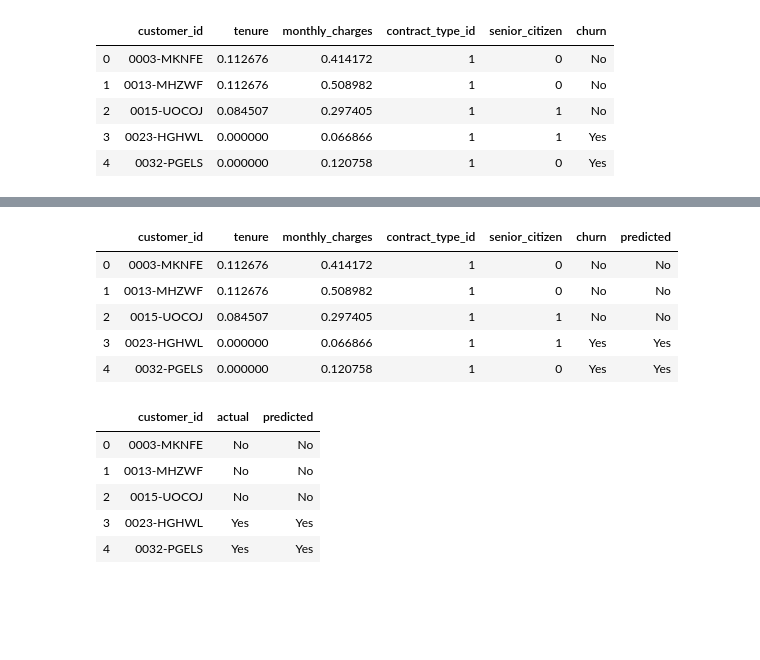
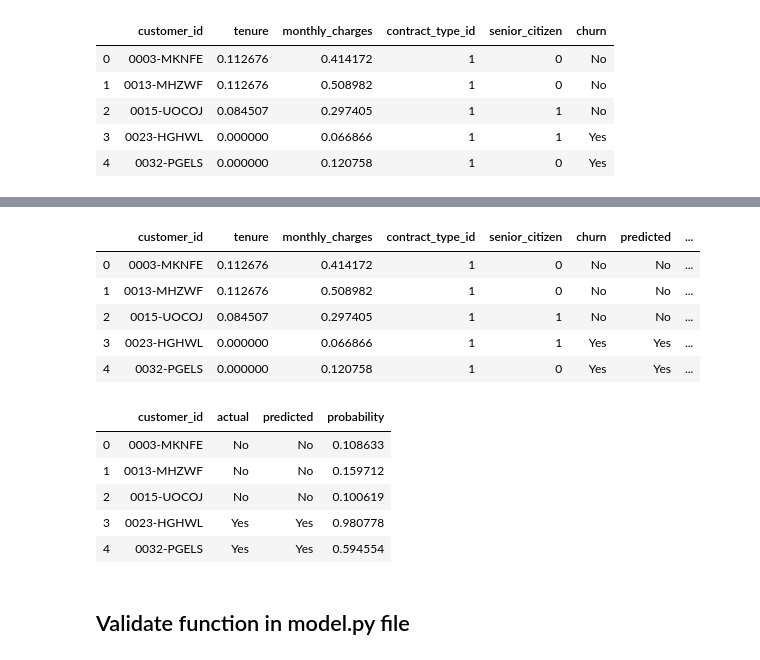
Before and after one commit to hartman-jiang-classification-project/telco-classification-project, a Jupyter notebook: master_project_pipeline.ipynb, the cells around one changed output, grey strips where cells are left out. Saved outputs shown, nothing was run; the diff lists cells and outputs as text; code cells hidden in the pictures; blank space fills up the shorter version.

```diff
--- a/master_project_pipeline.ipynb
+++ b/master_project_pipeline.ipynb
@@ -530,0 +540,5 @@ df['predicted']= rf.predict(df[['tenure',
+# %%
+df["probability"]= rf.predict_proba(df[['tenure',
+                    'monthly_charges',
+                    'contract_type_id',
+                    'senior_citizen']])[:, 1]
@@ -532,22 +555,24 @@ df['predicted']= rf.predict(df[['tenure',
 df['predicted'] = df.predicted.apply(lambda x: 'Yes' if x == 1 else 'No')
 df.head()
 # %% [output]
-|  | customer_id | tenure | monthly_charges | contract_type_id | senior_citizen | churn | predicted |
-| 0 | 0003-MKNFE | 0.112676 | 0.414172 | 1 | 0 | No | No |
-| 1 | 0013-MHZWF | 0.112676 | 0.508982 | 1 | 0 | No | No |
-| 2 | 0015-UOCOJ | 0.084507 | 0.297405 | 1 | 1 | No | No |
-| 3 | 0023-HGHWL | 0.000000 | 0.066866 | 1 | 1 | Yes | Yes |
-| 4 | 0032-PGELS | 0.000000 | 0.120758 | 1 | 0 | Yes | Yes |
+|  | customer_id | tenure | monthly_charges | contract_type_id | senior_citizen | churn | predicted | ... |
+| 0 | 0003-MKNFE | 0.112676 | 0.414172 | 1 | 0 | No | No | ... |
+| 1 | 0013-MHZWF | 0.112676 | 0.508982 | 1 | 0 | No | No | ... |
+| 2 | 0015-UOCOJ | 0.084507 | 0.297405 | 1 | 1 | No | No | ... |
+| 3 | 0023-HGHWL | 0.000000 | 0.066866 | 1 | 1 | Yes | Yes | ... |
+| 4 | 0032-PGELS | 0.000000 | 0.120758 | 1 | 0 | Yes | Yes | ... |
 # %%
 df = df.rename(columns = {'churn': 'actual'})
-df = df[['customer_id','actual','predicted']]
+df = df[['customer_id','actual','predicted', 'probability']]
 df.head()
 # %% [output]
-|  | customer_id | actual | predicted |
-| 0 | 0003-MKNFE | No | No |
-| 1 | 0013-MHZWF | No | No |
-| 2 | 0015-UOCOJ | No | No |
-| 3 | 0023-HGHWL | Yes | Yes |
-| 4 | 0032-PGELS | Yes | Yes |
+|  | customer_id | actual | predicted | probability |
+| 0 | 0003-MKNFE | No | No | 0.108633 |
+| 1 | 0013-MHZWF | No | No | 0.159712 |
+| 2 | 0015-UOCOJ | No | No | 0.100619 |
+| 3 | 0023-HGHWL | Yes | Yes | 0.980778 |
+| 4 | 0032-PGELS | Yes | Yes | 0.594554 |
 # %%
 #df.to_csv('prediction.csv')
+# %% [markdown]
+## Validate function in model.py file
```
Also changed, not shown: parts of 8 cells of this notebook, 1 other file.
